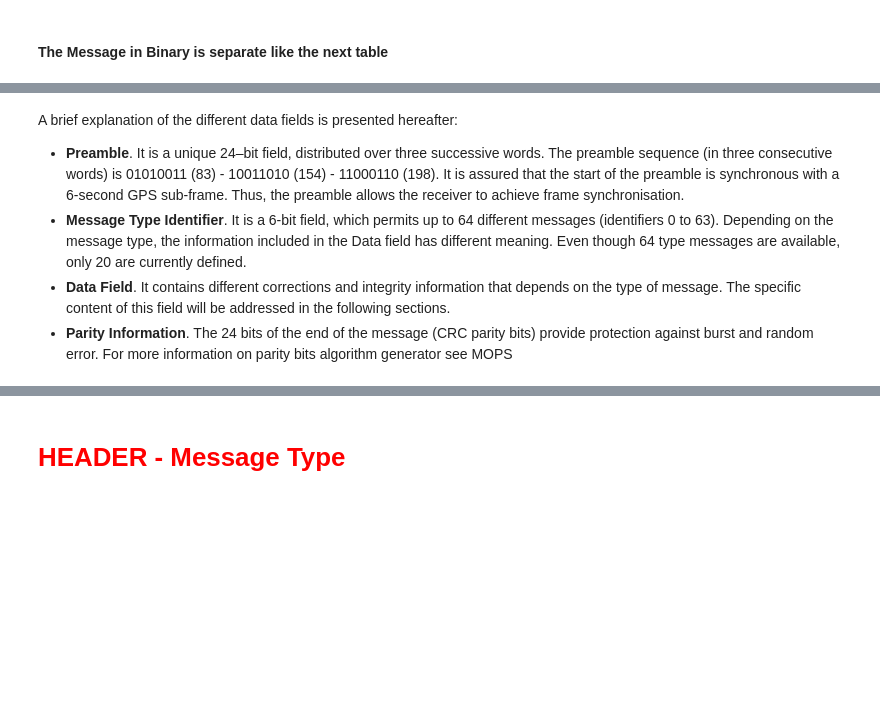
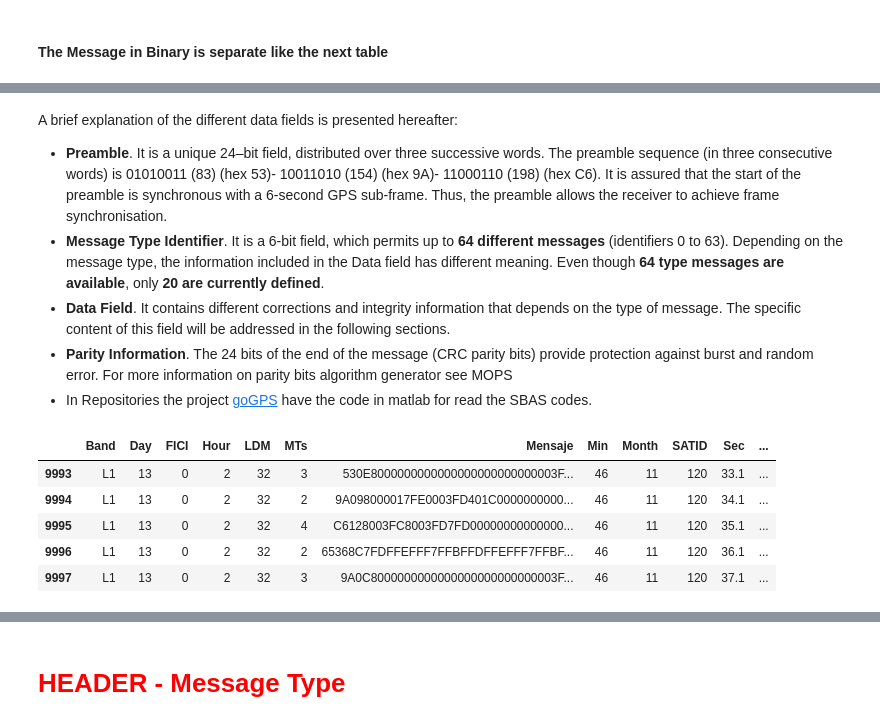
Before and after one commit to mikesneider/GNSS, a Jupyter notebook: SBAS.ipynb, the cells around one changed output, grey strips where cells are left out. Cells and saved outputs as stored; diff of their text form; code cells hidden in the pictures; blank space fills up the shorter version.

```diff
--- a/SBAS.ipynb
+++ b/SBAS.ipynb
@@ -201,7 +247,8 @@ ConsolideSBAS       CNES                15/11/20 02:40      PGM / RUN BY / DATE
 # %% [markdown]
 A brief explanation of the different data fields is presented hereafter:
 
-- <b>Preamble</b>. It is a unique 24–bit field, distributed over three successive words. The preamble sequence (in three consecutive words) is 01010011 (83) - 10011010 (154) - 11000110 (198). It is assured that the start of the preamble is synchronous with a 6-second GPS sub-frame. Thus, the preamble allows the receiver to achieve frame synchronisation.
-- <b>Message Type Identifier</b>. It is a 6-bit field, which permits up to 64 different messages (identifiers 0 to 63). Depending on the message type, the information included in the Data field has different meaning. Even though 64 type messages are available, only 20 are currently defined.
+- <b>Preamble</b>. It is a unique 24–bit field, distributed over three successive words. The preamble sequence (in three consecutive words) is 01010011 (83) (hex 53)- 10011010 (154) (hex 9A)- 11000110 (198) (hex C6). It is assured that the start of the preamble is synchronous with a 6-second GPS sub-frame. Thus, the preamble allows the receiver to achieve frame synchronisation.
+- <b>Message Type Identifier</b>. It is a 6-bit field, which permits up to <b>64 different messages</b> (identifiers 0 to 63). Depending on the message type, the information included in the Data field has different meaning. Even though <b>64 type messages are available</b>, only <b>20 are currently defined</b>.
 - <b>Data Field</b>. It contains different corrections and integrity information that depends on the type of message. The specific content of this field will be addressed in the following sections.
 - <b>Parity Information</b>. The 24 bits of the end of the message (CRC parity bits) provide protection against burst and random error. For more information on parity bits algorithm generator see MOPS
+- In Repositories the project [goGPS](https://github.com/goGPS-Project) have the code in matlab for read the SBAS codes.
@@ -207,0 +333,9 @@ A brief explanation of the different data fields is presented hereafter:
+# %%
+DT_SBAS.tail()
+# %% [output]
+|  | Band | Day | FICI | Hour | LDM | MTs | Mensaje | Min | Month | SATID | Sec | ... |
+| 9993 | L1 | 13 | 0 | 2 | 32 | 3 | 530E8000000000000000000000000003F... | 46 | 11 | 120 | 33.1 | ... |
+| 9994 | L1 | 13 | 0 | 2 | 32 | 2 | 9A098000017FE0003FD401C0000000000... | 46 | 11 | 120 | 34.1 | ... |
+| 9995 | L1 | 13 | 0 | 2 | 32 | 4 | C6128003FC8003FD7FD00000000000000... | 46 | 11 | 120 | 35.1 | ... |
+| 9996 | L1 | 13 | 0 | 2 | 32 | 2 | 65368C7FDFFEFFF7FFBFFDFFEFFF7FFBF... | 46 | 11 | 120 | 36.1 | ... |
+| 9997 | L1 | 13 | 0 | 2 | 32 | 3 | 9A0C8000000000000000000000000003F... | 46 | 11 | 120 | 37.1 | ... |
```
Also changed, not shown: parts of 51 cells of this notebook.
